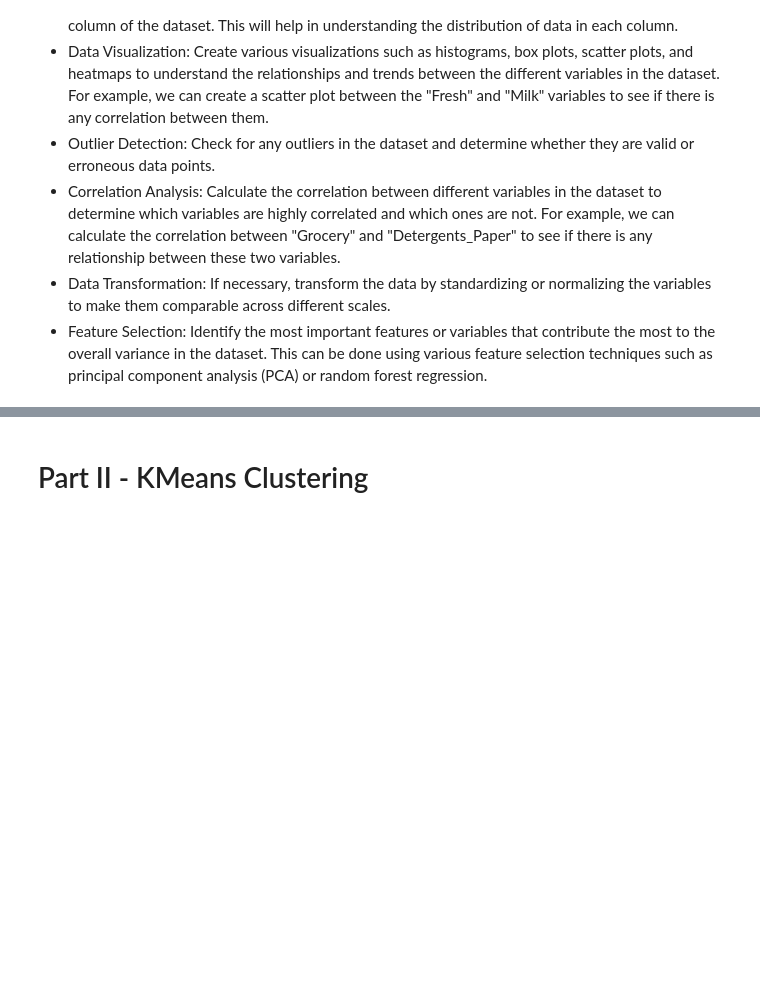
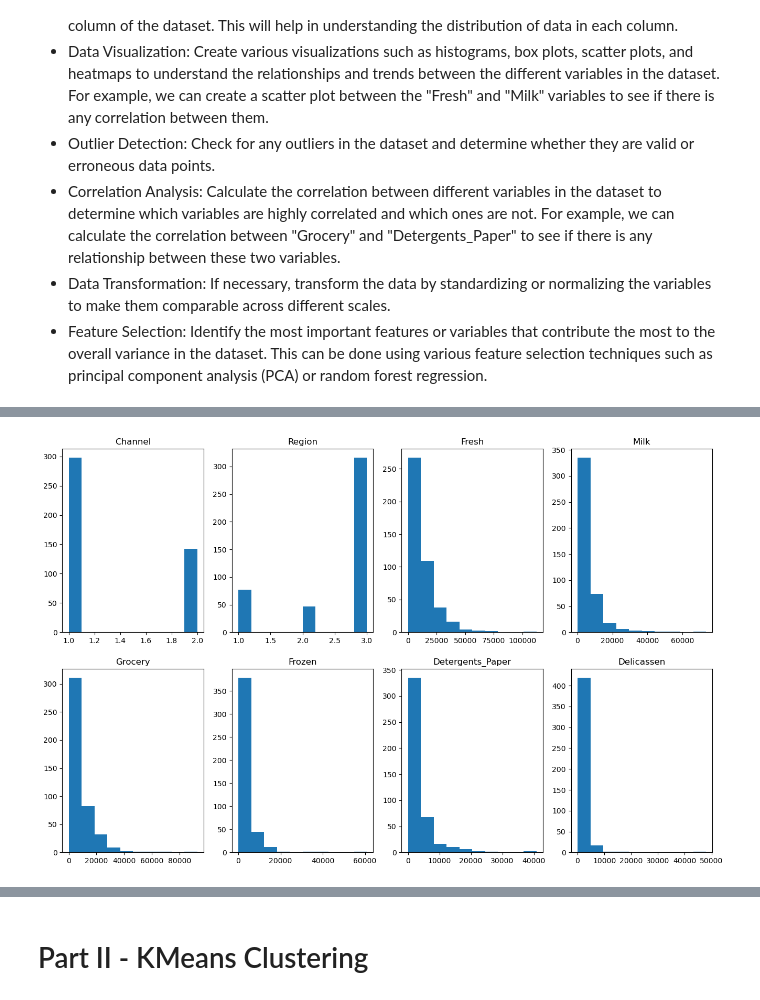
Before and after one commit to SBangarh/ml-project-unsupervised-learning, a Jupyter notebook: Unsupervised Learning - Project.ipynb, the cells around one changed output, grey strips where cells are left out. Saved outputs shown, nothing was run; the diff lists cells and outputs as text; code cells hidden in the pictures; blank space fills up the shorter version.

Commit message:
developed histograms and boxplots

```diff
--- a/Unsupervised Learning - Project.ipynb
+++ b/Unsupervised Learning - Project.ipynb
@@ -83,4 +84,7 @@ Data Description: Generate summary statistics such as mean, median, and standard
 # %%
 #load data
 
-raw_data =
+raw_data = pd.read_csv('Wholesale_Data.csv')
+
+#make copy
+copy_data = raw_data.copy()
@@ -86,0 +191,27 @@ raw_data =
+# %%
+#determine data spread ID outliers
+
+def make_hist(dataframe, columns, num_rows, num_columns, fig_size):
+    if not dataframe.empty:
+       fig, axs = plt.subplots(num_rows, num_columns, figsize=fig_size)
+       for i in range(num_rows):
+           for j in range(num_columns):
+               axs[i,j].hist(dataframe[columns[i * num_columns + j]])
+               axs[i,j].set_title(columns[i * num_columns + j])
+    else:
+        return "Your dataframe is empty. Check your dataframe variable"
+
+
+def make_boxplot(dataframe, columns, num_rows, num_columns, fig_size):
+    if not dataframe.empty:
+       fig, axs = plt.subplots(num_rows, num_columns, figsize=fig_size)
+       for i in range(num_rows):
+           for j in range(num_columns):
+               axs[i,j].boxplot(dataframe[columns[i * num_columns + j]])
+               axs[i,j].set_title(columns[i * num_columns + j])
+    else:
+        return "Your dataframe is empty. Check your dataframe variable"
+# %%
+make_hist(copy_data, copy_data.columns, 2, 4, (16, 10))
+# %% [output]
+[figure, added]
```
Also changed, not shown: parts of 9 cells of this notebook.
